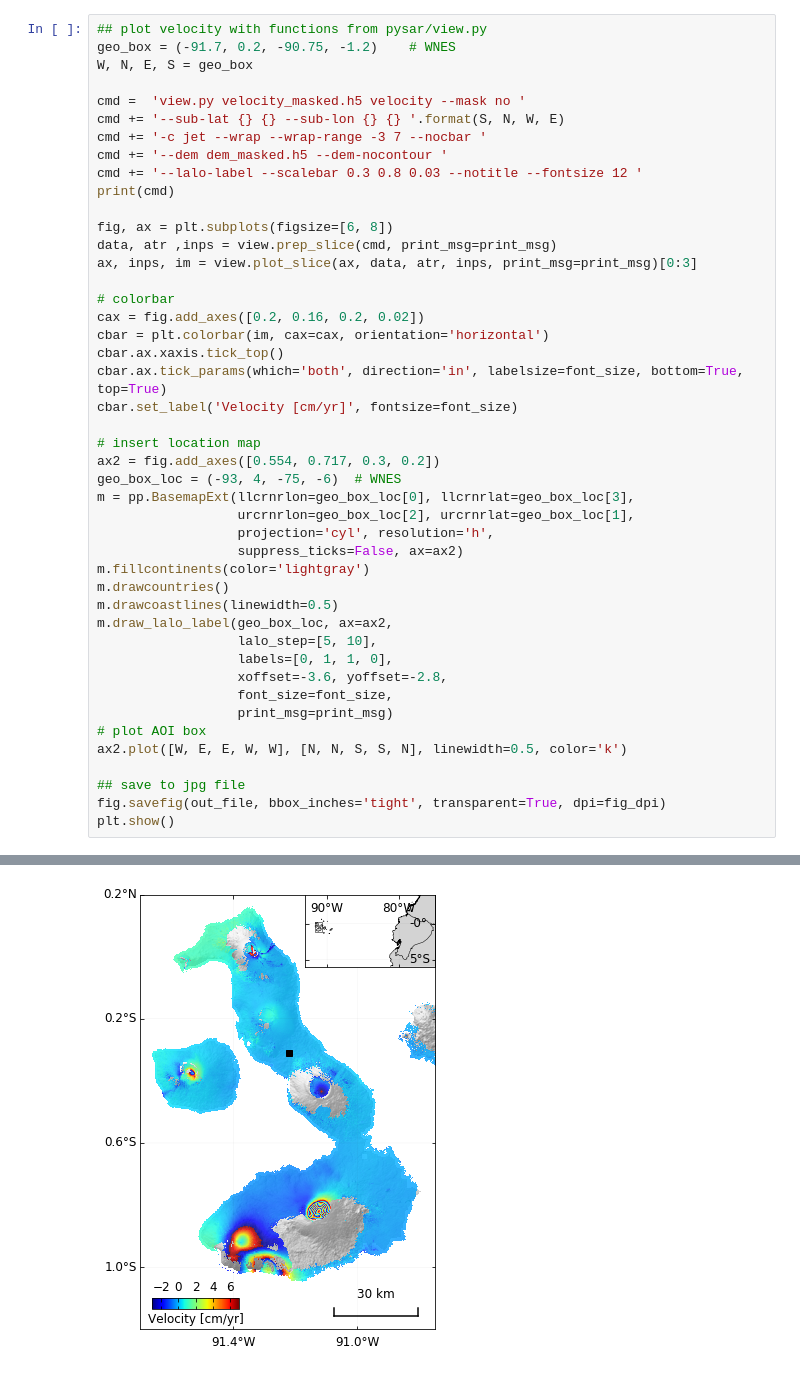
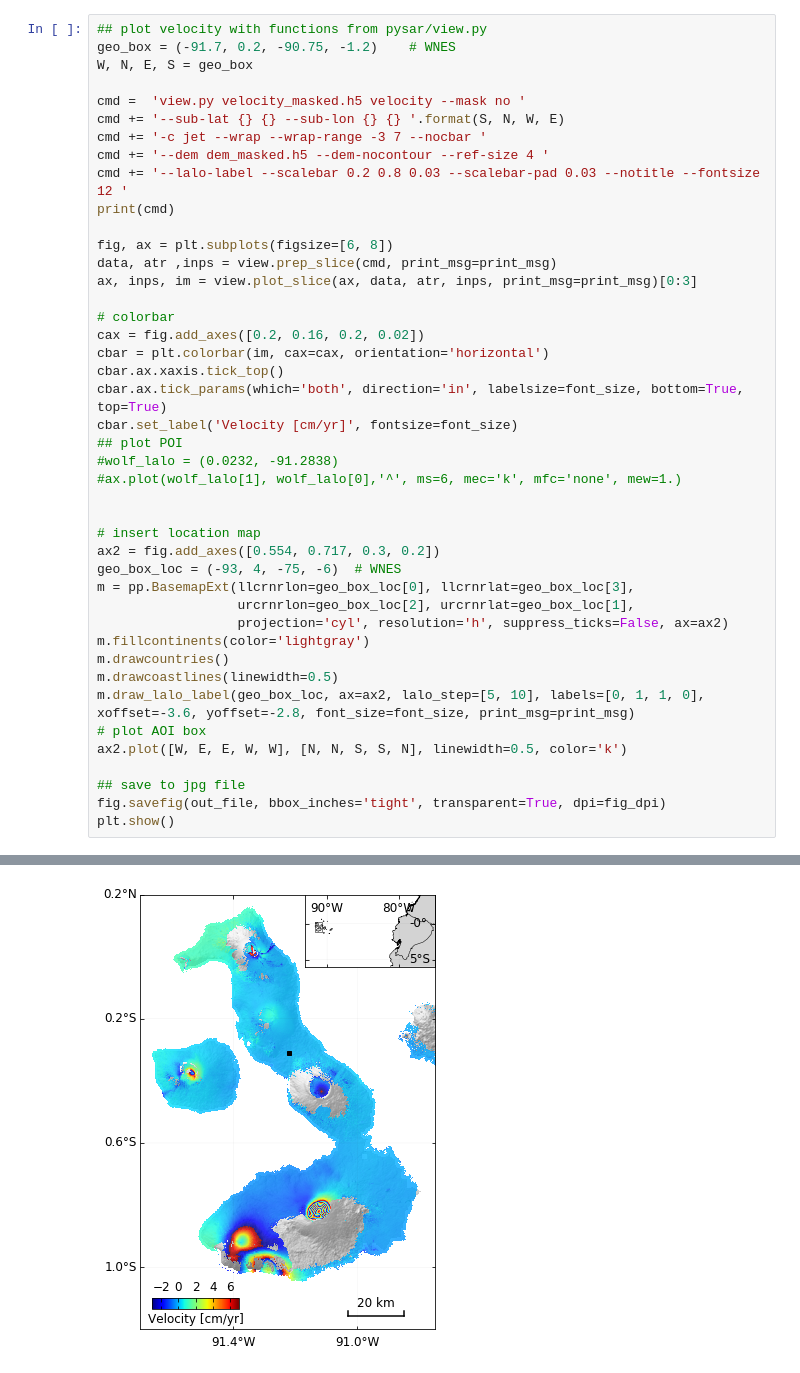
Before and after one commit to geodesymiami/Yunjun_et_al-2019-MintPy, a Jupyter notebook: Fig_04_velocity_GalapagosSenDT128.ipynb, the cells around one changed output, grey strips where cells are left out. Saved outputs shown, nothing was run; the diff lists cells and outputs as text.

```diff
--- a/Fig_04_velocity_GalapagosSenDT128.ipynb
+++ b/Fig_04_velocity_GalapagosSenDT128.ipynb
@@ -43,8 +42,8 @@ W, N, E, S = geo_box
 cmd =  'view.py velocity_masked.h5 velocity --mask no '
 cmd += '--sub-lat {} {} --sub-lon {} {} '.format(S, N, W, E)
 cmd += '-c jet --wrap --wrap-range -3 7 --nocbar '
-cmd += '--dem dem_masked.h5 --dem-nocontour '
-cmd += '--lalo-label --scalebar 0.3 0.8 0.03 --notitle --fontsize 12 '
+cmd += '--dem dem_masked.h5 --dem-nocontour --ref-size 4 '
+cmd += '--lalo-label --scalebar 0.2 0.8 0.03 --scalebar-pad 0.03 --notitle --fontsize 12 '
 print(cmd)
 
 fig, ax = plt.subplots(figsize=[6, 8])
@@ -57,23 +56,21 @@ cbar = plt.colorbar(im, cax=cax, orientation='horizontal')
 cbar.ax.xaxis.tick_top()
 cbar.ax.tick_params(which='both', direction='in', labelsize=font_size, bottom=True, top=True)
 cbar.set_label('Velocity [cm/yr]', fontsize=font_size)
+## plot POI
+#wolf_lalo = (0.0232, -91.2838)
+#ax.plot(wolf_lalo[1], wolf_lalo[0],'^', ms=6, mec='k', mfc='none', mew=1.)
+
 
 # insert location map
 ax2 = fig.add_axes([0.554, 0.717, 0.3, 0.2])
 geo_box_loc = (-93, 4, -75, -6)  # WNES
 m = pp.BasemapExt(llcrnrlon=geo_box_loc[0], llcrnrlat=geo_box_loc[3],
                   urcrnrlon=geo_box_loc[2], urcrnrlat=geo_box_loc[1],
-                  projection='cyl', resolution='h',
-                  suppress_ticks=False, ax=ax2)
+                  projection='cyl', resolution='h', suppress_ticks=False, ax=ax2)
 m.fillcontinents(color='lightgray')
 m.drawcountries()
 m.drawcoastlines(linewidth=0.5)
-m.draw_lalo_label(geo_box_loc, ax=ax2,
-                  lalo_step=[5, 10],
-                  labels=[0, 1, 1, 0],
-                  xoffset=-3.6, yoffset=-2.8,
-                  font_size=font_size,
-                  print_msg=print_msg)
+m.draw_lalo_label(geo_box_loc, ax=ax2, lalo_step=[5, 10], labels=[0, 1, 1, 0], xoffset=-3.6, yoffset=-2.8, font_size=font_size, print_msg=print_msg)
 # plot AOI box
 ax2.plot([W, E, E, W, W], [N, N, S, S, N], linewidth=0.5, color='k')
 
@@ -85 +82 @@ view.py velocity_masked.h5 velocity --mask no --sub-lat -1.2 0.2 --sub-lon -91.7
-[figure, old version]
+[figure, new version]
```
Also changed, not shown: parts of 2 cells of this notebook, 4 other files.
